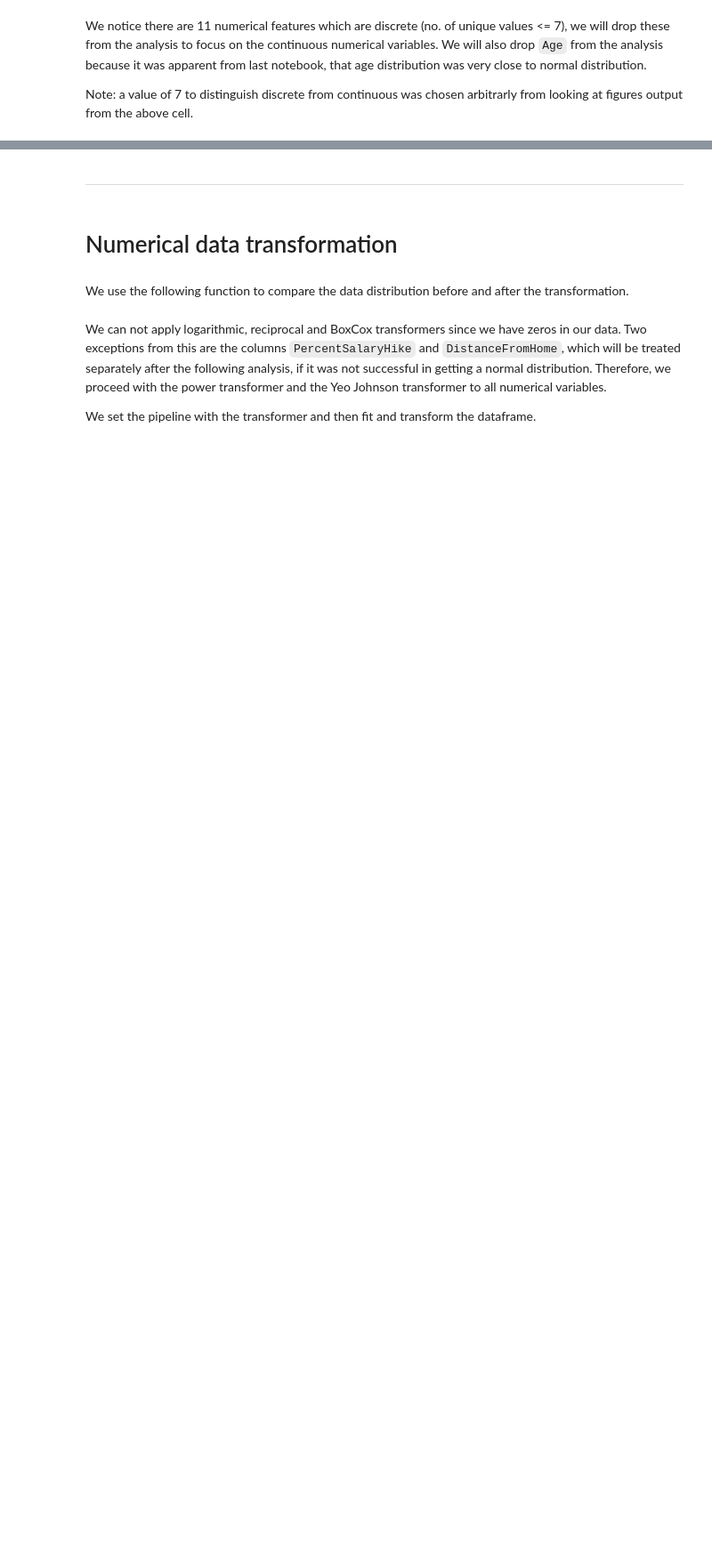
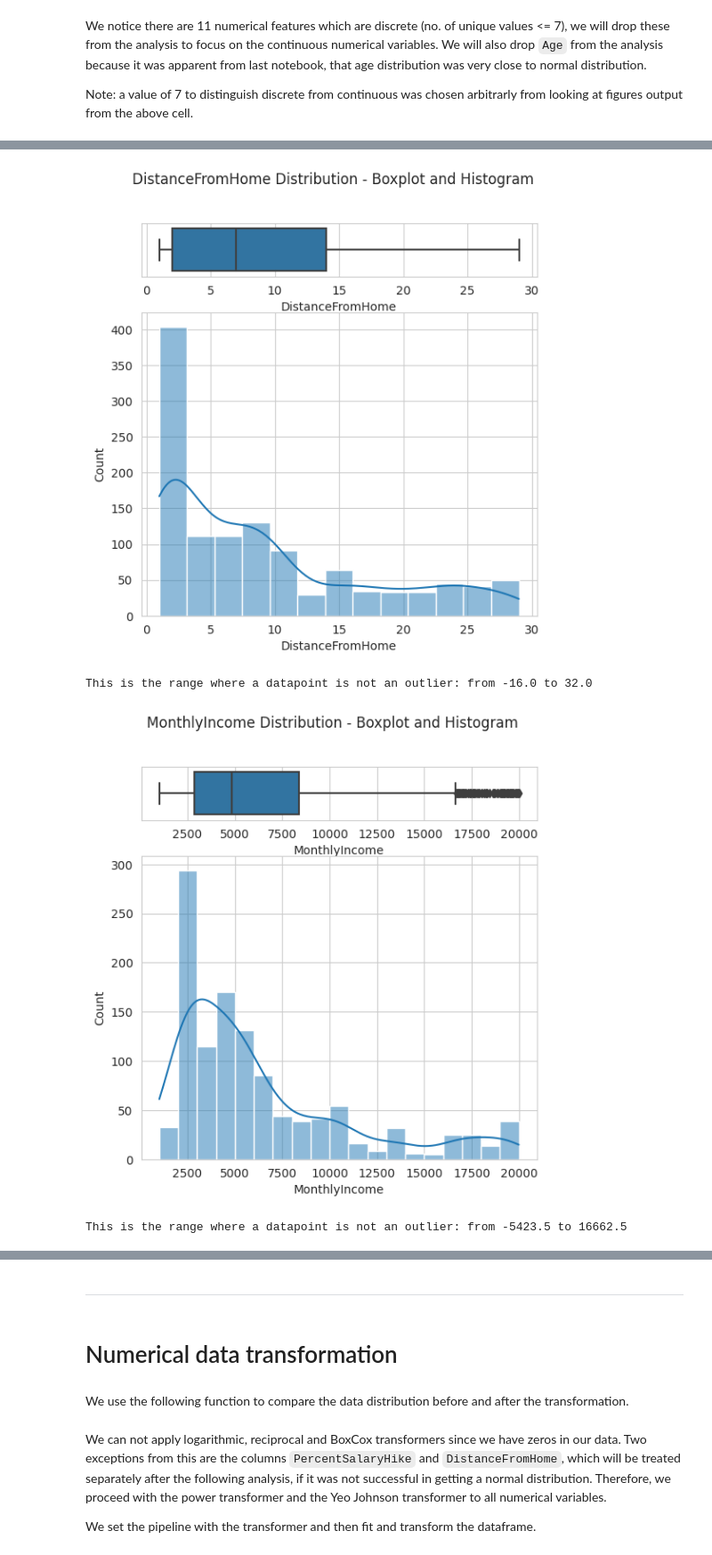
Before and after one commit to mtelewa/attrition-predictor, a Jupyter notebook: jupyter_notebooks/03-FeatureEngineering.ipynb, the cells around one changed output, grey strips where cells are left out. Shown at 89% size. Cells and saved outputs as stored; diff of their text form; code cells hidden in the pictures; blank space fills up the shorter version.

Commit message:
add outlier study and create Modeling notebook

```diff
--- a/jupyter_notebooks/03-FeatureEngineering.ipynb
+++ b/jupyter_notebooks/03-FeatureEngineering.ipynb
@@ -99,0 +160,22 @@ plot_distribution(df_continuous)
+# %%
+def plot_histogram_and_boxplot(df):
+  for col in df.columns:
+    fig, axes = plt.subplots(nrows=2 ,ncols=1 ,figsize=(6,6), gridspec_kw={"height_ratios": (.15, .85)})
+    sns.boxplot(data=df, x=col, ax=axes[0])
+    sns.histplot(data=df, x=col, kde=True, ax=axes[1])
+    fig.suptitle(f"{col} Distribution - Boxplot and Histogram")
+    plt.show()
+
+    IQR = df[col].quantile(q=0.75) - df[col].quantile(q=0.25)
+    print(
+        f"This is the range where a datapoint is not an outlier: from "
+        f"{(df[col].quantile(q=0.25) - 1.5*IQR).round(2)} to "
+        f"{(df[col].quantile(q=0.75) + 1.5*IQR).round(2)}")
+    print("\n")
+
+plot_histogram_and_boxplot(df_continuous)
+# %% [output]
+[figure, added]
+This is the range where a datapoint is not an outlier: from -16.0 to 32.0
+[figure, added]
+This is the range where a datapoint is not an outlier: from -5423.5 to 16662.5
```
Also changed, not shown: parts of 8 cells of this notebook, 1 other file.
